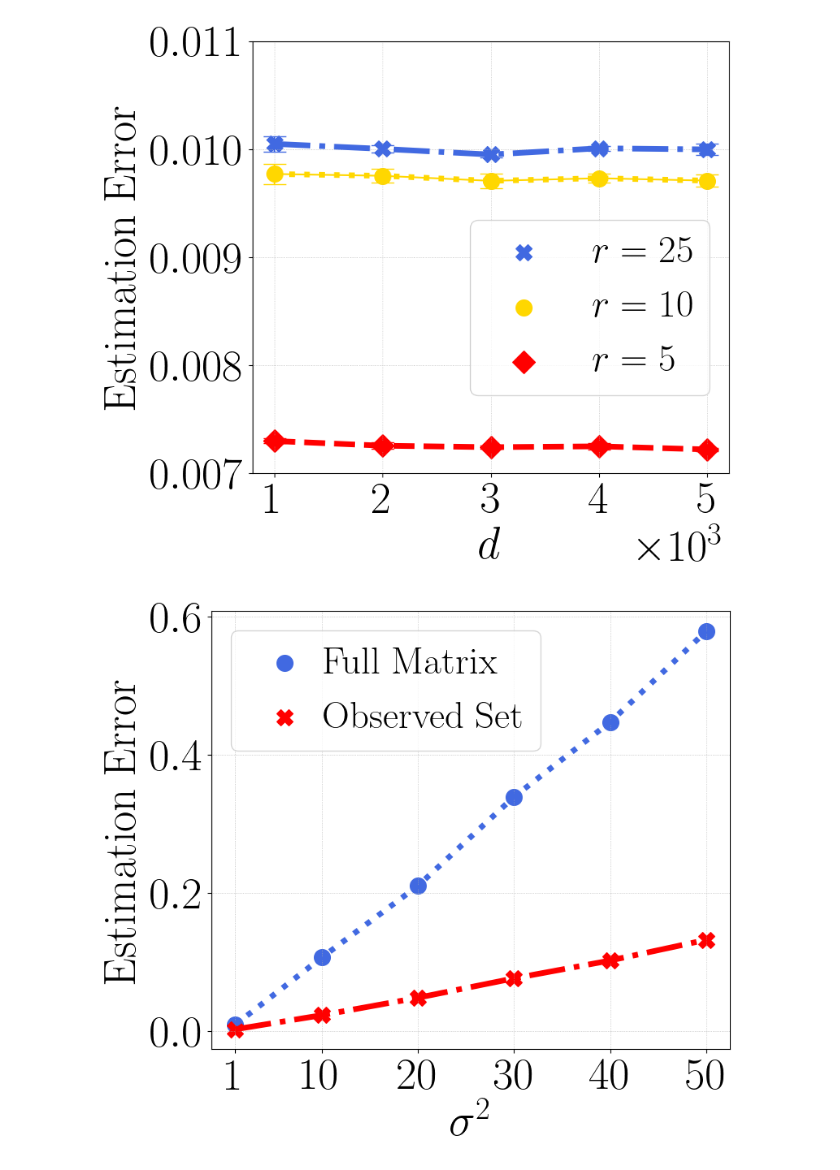
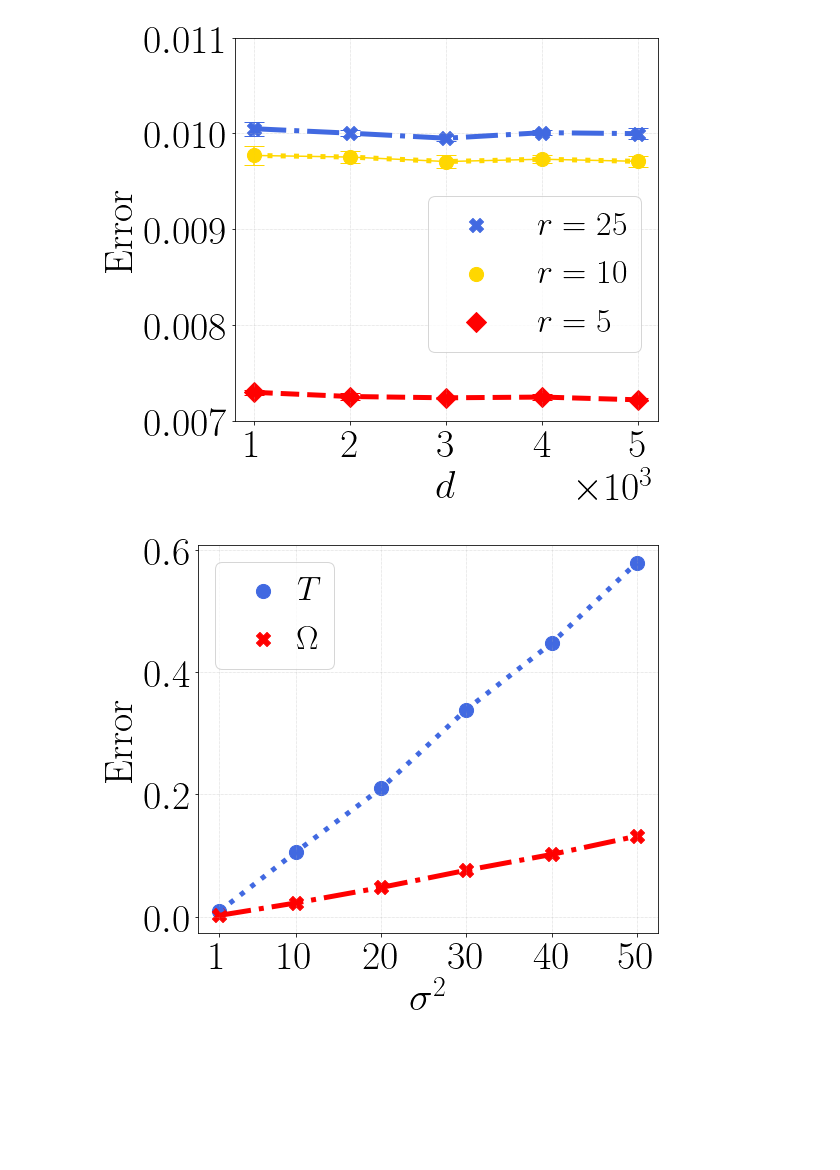
Before and after one commit to VirtuosoResearch/Matrix-completion-from-ultrasparse-samples, a Jupyter notebook: revised_figures/sample_comp.ipynb, the cells around one changed output. Drawn from its saved outputs; the diff is of its cells as text; code cells hidden in the pictures; blank space fills up the shorter version.

```diff
--- a/revised_figures/sample_comp.ipynb
+++ b/revised_figures/sample_comp.ipynb
@@ -105,7 +105,7 @@ plt.errorbar(d2, m500, yerr=m500_std,color='red', fmt='D', capsize=10)
 plt.legend(fontsize=34, loc='upper right',bbox_to_anchor=(1, 0.63), ncol=1)
 
 plt.xlabel(r"$d$", fontsize=40)
-plt.ylabel(r"$\mathrm{Estimation~Error}$", fontsize=40)
+plt.ylabel(r"$\mathrm{Error}$", fontsize=40)
 
 xticks = d2
 plt.xticks(xticks, fontsize=40)
@@ -121,7 +121,7 @@ plt.savefig(plot_name, bbox_inches='tight', format="pdf", dpi=1200)
 plt.show()
 plt.close()
 # %% [output]
-[figure, old version]
+[figure, new version]
 # %%
 # title = r'$\mathrm{Synthetic~(2~obervations)}$'
 d2 = [1, 10, 20, 30, 40, 50]
@@ -130,34 +130,34 @@ T_err = [0.0022365693002939224, 0.022648798301815987, 0.04792822152376175, 0.075
 X_err = [0.008932916447520256, 0.10613281279802322, 0.2099420577287674, 0.3387805223464966, 0.4470231235027313, 0.5787706971168518]
 
 f, ax = plt.subplots(figsize=(8,7))
 
 plt.plot(d2, X_err, lw=5, color='royalblue', ls="dotted")
 plt.plot(d2, T_err, lw=5, color='red',ls="dashdot" )
 
-plt.scatter(d2, X_err, s=200, color='royalblue', label=r"$\mathrm{Full~Matrix}$")
-plt.scatter(d2, T_err, s=200, color='red', label=r"$\mathrm{Observed~Set}$", marker="X")
+plt.scatter(d2, X_err, s=200, color='royalblue', label=r"$T$")
+plt.scatter(d2, T_err, s=200, color='red', label=r"$\Omega$", marker="X")
 
 
 # plt.errorbar(d2, T_err, yerr=sigma1_std,color='royalblue', fmt='X', capsize=10)
 # plt.errorbar(d2, X_err, yerr=m200_std,color='gold', capsize=10)
 ax.legend(handletextpad=0.01, fontsize=34, loc='upper left')
 
 #plt.legend(handletextpad=0.025, fontsize=36, loc='upper right', bbox_to_anchor=(0.80, 1.00), ncol=1)
 
 plt.xlabel(r"$\sigma^2$", fontsize=40)
-plt.ylabel(r"$\mathrm{Estimation~Error}$", fontsize=40)
+plt.ylabel(r"$\mathrm{Error}$", fontsize=40)
 
 xticks = d2
 plt.xticks(xticks, fontsize=40)
 plt.yticks([0, 0.2, 0.4, 0.6], fontsize=40)
 ax.xaxis.get_offset_text().set_fontsize(40)
 
 plt.grid(lw=0.5, ls=":")
 plt.tight_layout()
 plot_name = f"sample_comp_sigma.pdf"
 plt.savefig(plot_name, bbox_inches='tight', format="pdf", dpi=1200)
 
 plt.show()
 plt.close()
 # %% [output]
-[figure, old version]
+[figure, new version]
```
Also changed, not shown: parts of 1 cell of this notebook, 27 other files.
